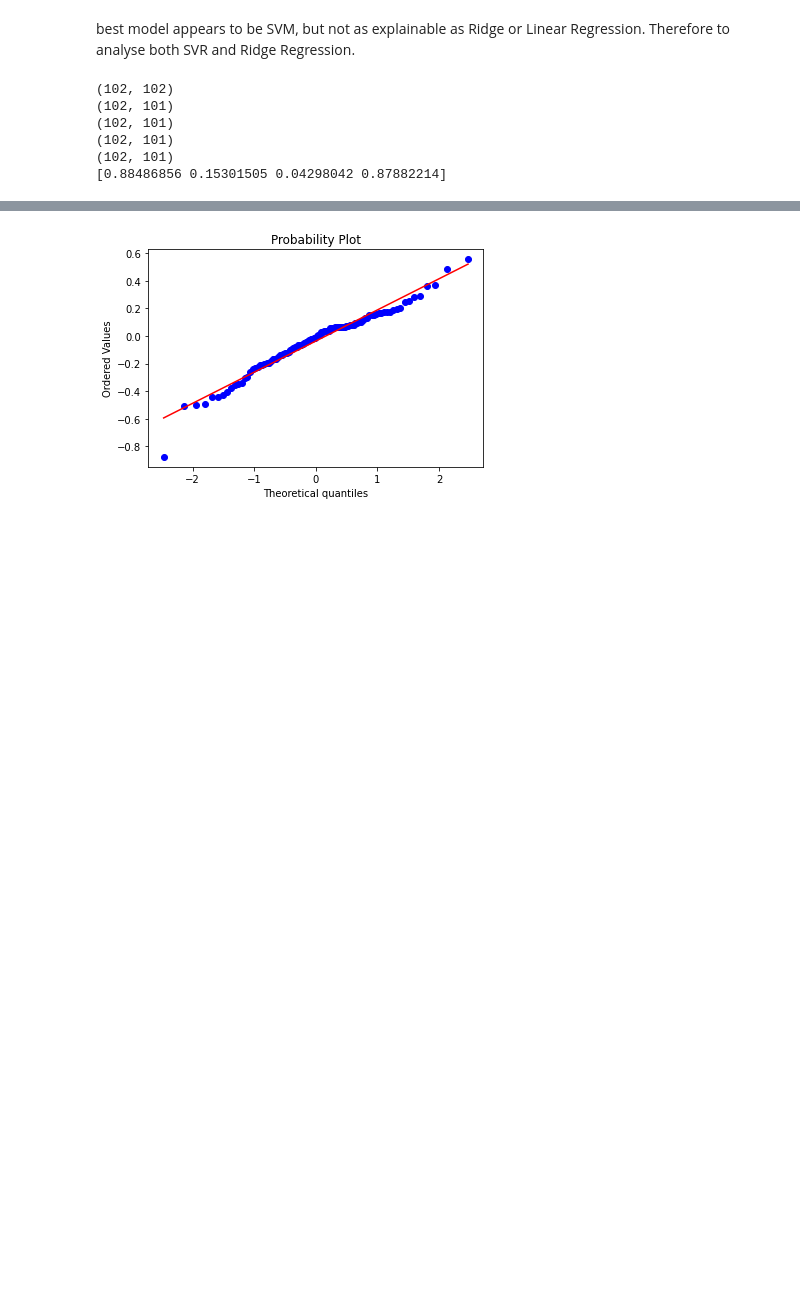
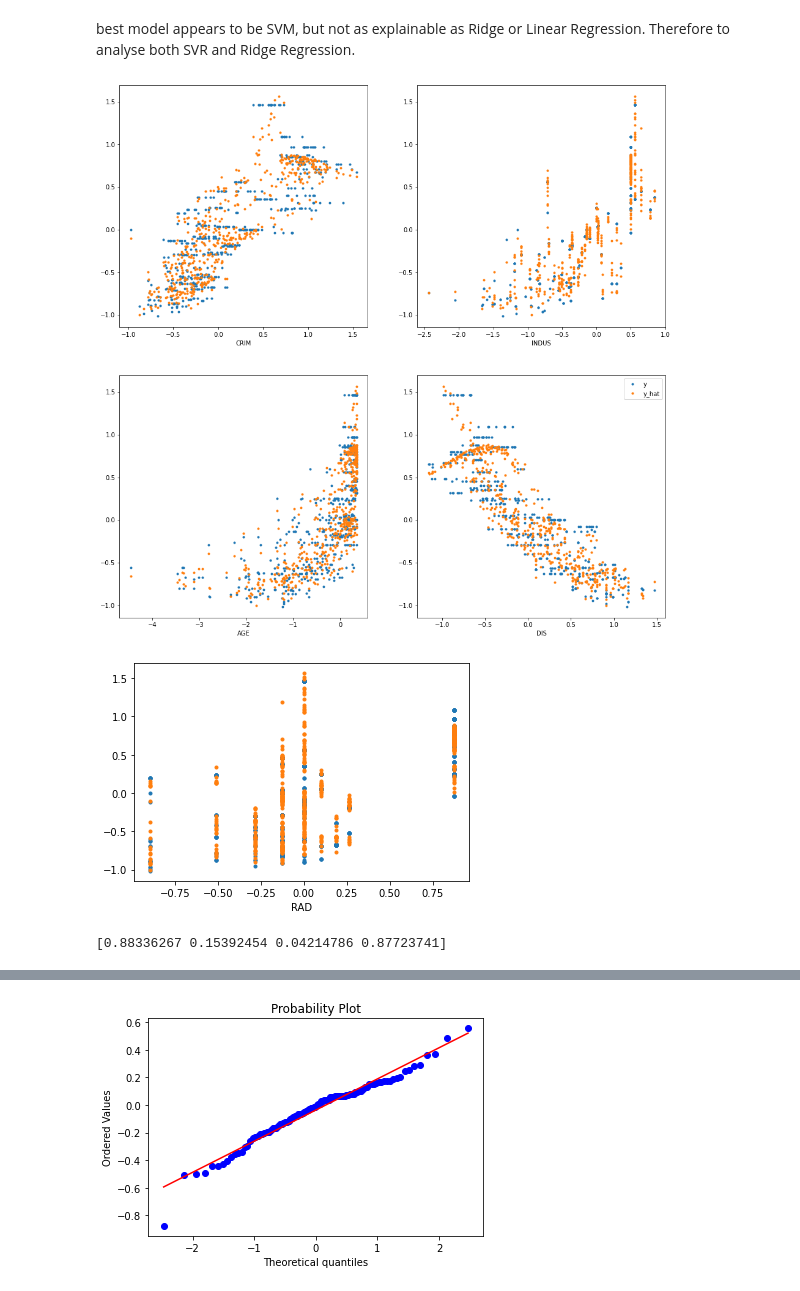
Before and after one commit to namiyousef/ai_hack_2021, a Jupyter notebook: modelling/regression.ipynb, the cells around one changed output, grey strips where cells are left out. Cells and saved outputs as stored; diff of their text form; code cells hidden in the pictures; blank space fills up the shorter version.

```diff
--- a/modelling/regression.ipynb
+++ b/modelling/regression.ipynb
@@ -180,35 +180,50 @@ best model appears to be SVM, but not as explainable as Ridge or Linear Regressi
 # %%
 # verify?
 # best model
 model = SVR(kernel = 'rbf', epsilon = 0.1, degree = 1, C = 12)
 
 K = 5
 
 
     # base initial analysis on simple metrics (accuracy, MAE, MSE)
 metrics = []
 
 for train, test in KFold(n_splits=K, shuffle=True).split(X,y):
 
     model.fit(X[train], y[train])
     y_hat = model.predict(X[test])
     metrics.append(
         [metric(y[test], y_hat) for metric in evaluation] + [from_regression(y[test], y_hat, X[test].shape[1])['r2_adj']]
     )
 
 
 model.fit(X,y)
+
+fig, (ax1, ax2) = plt.subplots(figsize = (16,16), nrows = 2, ncols =2 )
+ax_1, ax_2 = ax1
+ax_3, ax_4 = ax2
+axes = [ax_1, ax_2, ax_3, ax_4]
+for ax, i, col in zip(axes, range(X.shape[1]),
+                      ['CRIM', 'INDUS', 'AGE', 'DIS', 'LSTAT']):
+    ax.plot(X[:,i], y,'.')
+    ax.plot(X[:,i], model.predict(X),'.')
+    ax.set_xlabel(col)
+
+ax.legend(['y', 'y_hat'])
+
+plt.show()
+plt.plot(X[:,4], y,'.')
+plt.plot(X[:,4], model.predict(X),'.')
+plt.xlabel('RAD')
+plt.show()
 summary =    np.asarray(metrics).mean(axis = 0)
 
 pickle.dump(model, open('../data/models/SVR.pkl', 'wb'))
 print(summary)
 # %% [output]
+[figure, added]
+[figure, added]
-(102, 102)
-(102, 101)
-(102, 101)
-(102, 101)
-(102, 101)
-[0.88486856 0.15301505 0.04298042 0.87882214]
+[0.88336267 0.15392454 0.04214786 0.87723741]
 # %%
 model = LinearRegression()
 
```
Also changed, not shown: parts of 2 cells of this notebook, 3 other files.
